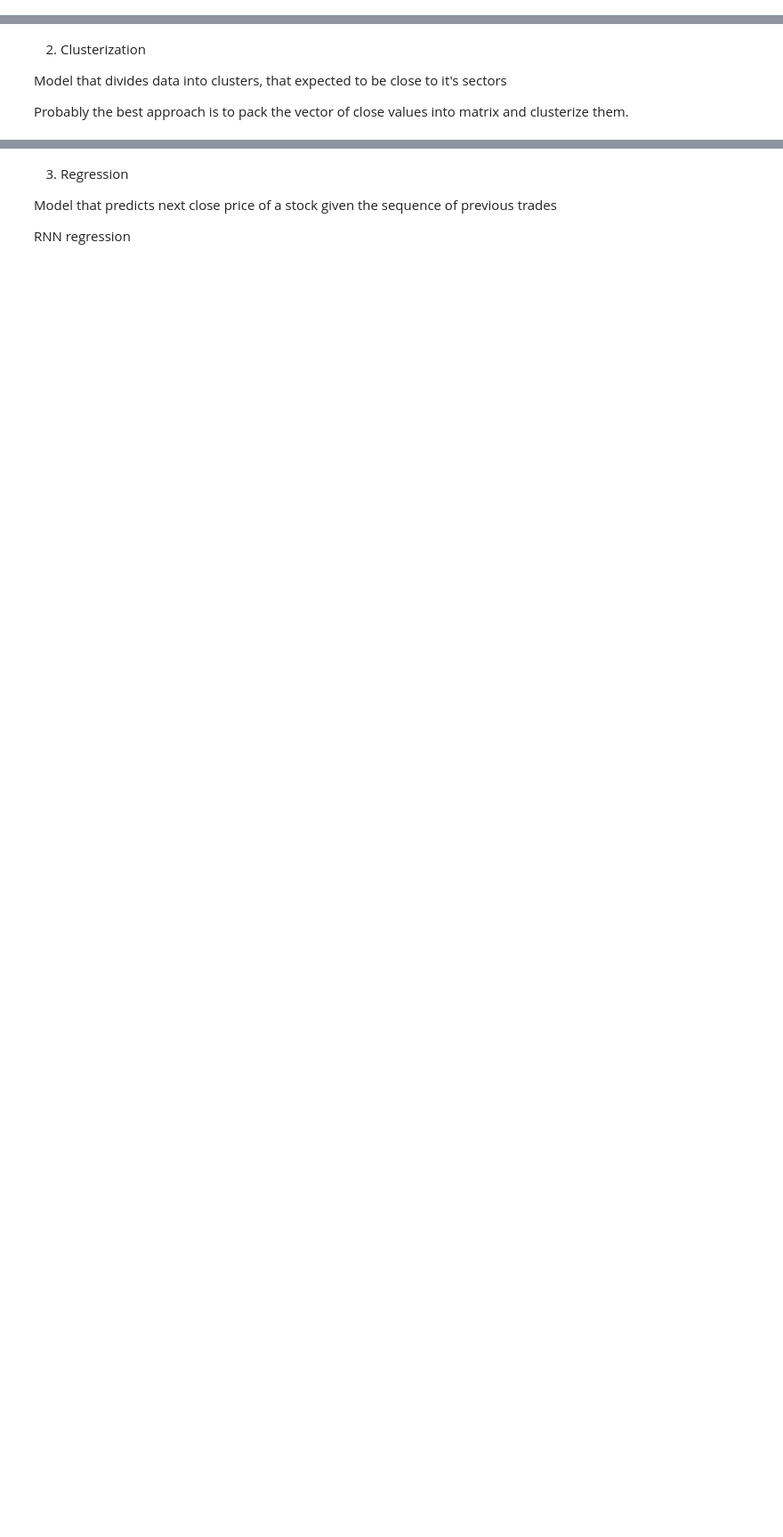
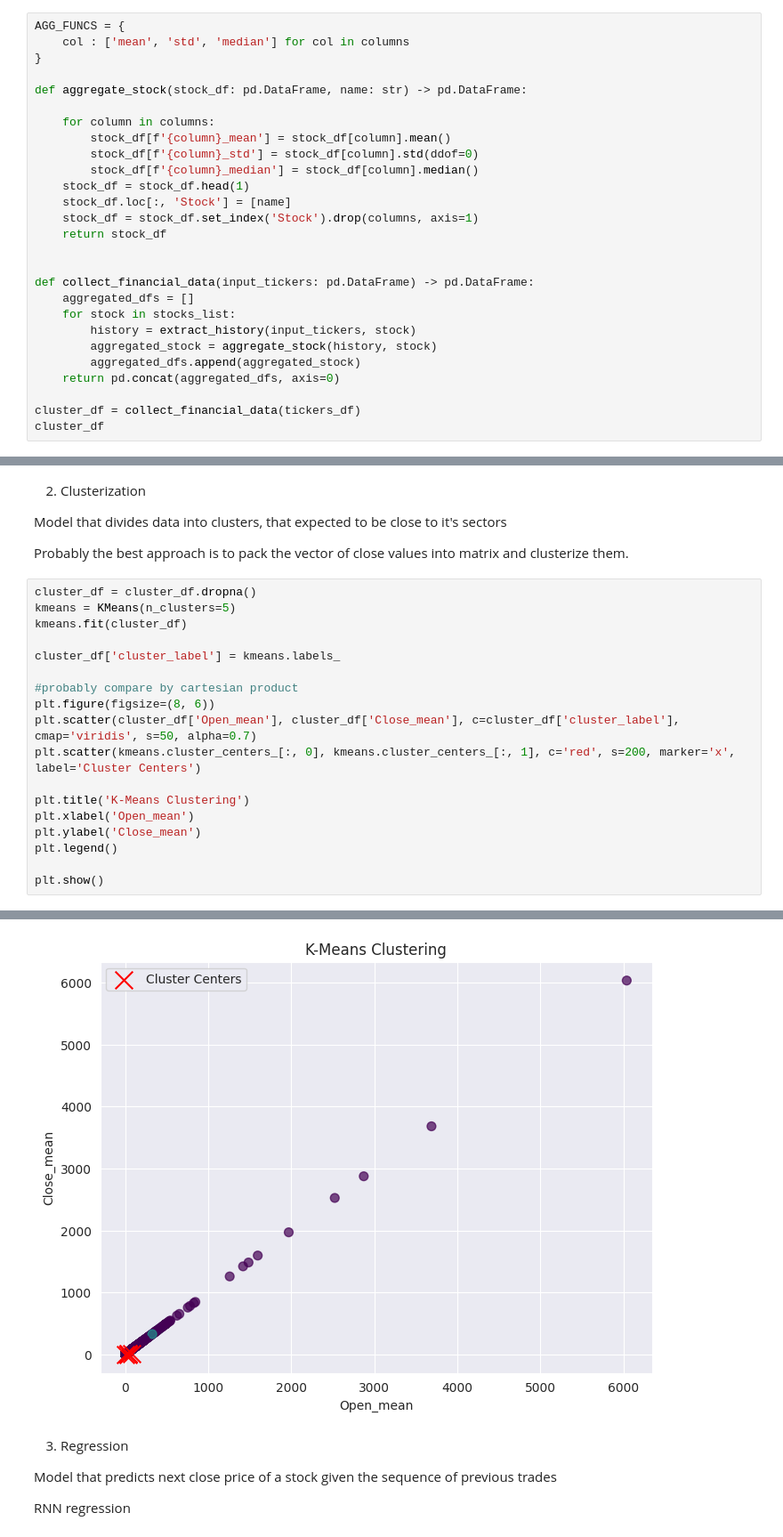
Before and after one commit to volodymyrkir/exploratory_data_analysis, a Jupyter notebook: tasks/task_2.ipynb, the cells around one changed output, grey strips where cells are left out. Shown at 89% size. Drawn from its saved outputs; the diff is of its cells as text; blank space fills up the shorter version.

Commit message:
added cluster analysis for task 2

```diff
--- a/tasks/task_2.ipynb
+++ b/tasks/task_2.ipynb
@@ -293,0 +301,27 @@ plot_history(classification_history)
+# %%
+AGG_FUNCS = {
+    col : ['mean', 'std', 'median'] for col in columns
+}
+
+def aggregate_stock(stock_df: pd.DataFrame, name: str) -> pd.DataFrame:
+
+    for column in columns:
+        stock_df[f'{column}_mean'] = stock_df[column].mean()
+        stock_df[f'{column}_std'] = stock_df[column].std(ddof=0)
+        stock_df[f'{column}_median'] = stock_df[column].median()
+    stock_df = stock_df.head(1)
+    stock_df.loc[:, 'Stock'] = [name]
+    stock_df = stock_df.set_index('Stock').drop(columns, axis=1)
+    return stock_df
+
+
+def collect_financial_data(input_tickers: pd.DataFrame) -> pd.DataFrame:
+    aggregated_dfs = []
+    for stock in stocks_list:
+        history = extract_history(input_tickers, stock)
+        aggregated_stock = aggregate_stock(history, stock)
+        aggregated_dfs.append(aggregated_stock)
+    return pd.concat(aggregated_dfs, axis=0)
+
+cluster_df = collect_financial_data(tickers_df)
+cluster_df
@@ -297,3 +363,22 @@ plot_history(classification_history)
 Model that divides data into clusters, that expected to be close to it's sectors
 
 Probably the best approach is to pack the vector of close values into matrix and clusterize them.
+# %%
+cluster_df = cluster_df.dropna()
+kmeans = KMeans(n_clusters=5)
+kmeans.fit(cluster_df)
+
+cluster_df['cluster_label'] = kmeans.labels_
+
+#probably compare by cartesian product
+plt.figure(figsize=(8, 6))
+plt.scatter(cluster_df['Open_mean'], cluster_df['Close_mean'], c=cluster_df['cluster_label'], cmap='viridis', s=50, alpha=0.7)
+plt.scatter(kmeans.cluster_centers_[:, 0], kmeans.cluster_centers_[:, 1], c='red', s=200, marker='x', label='Cluster Centers')
+
+plt.title('K-Means Clustering')
+plt.xlabel('Open_mean')
+plt.ylabel('Close_mean')
+plt.legend()
+
+plt.show()
+# %% [output]
@@ -300,3 +402,4 @@ Probably the best approach is to pack the vector of close values into matrix and
+[figure, added]
 # %% [markdown]
 3. Regression
 
```
Also changed, not shown: parts of 14 cells of this notebook, 1 other file.
